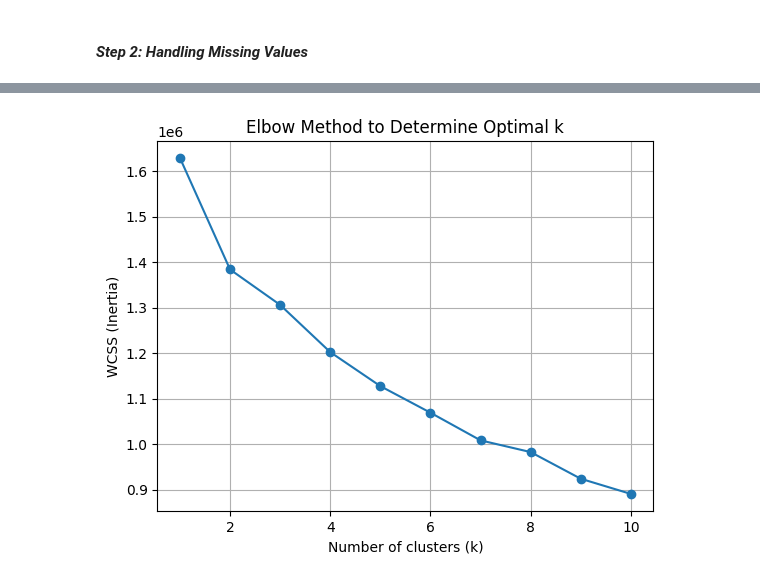
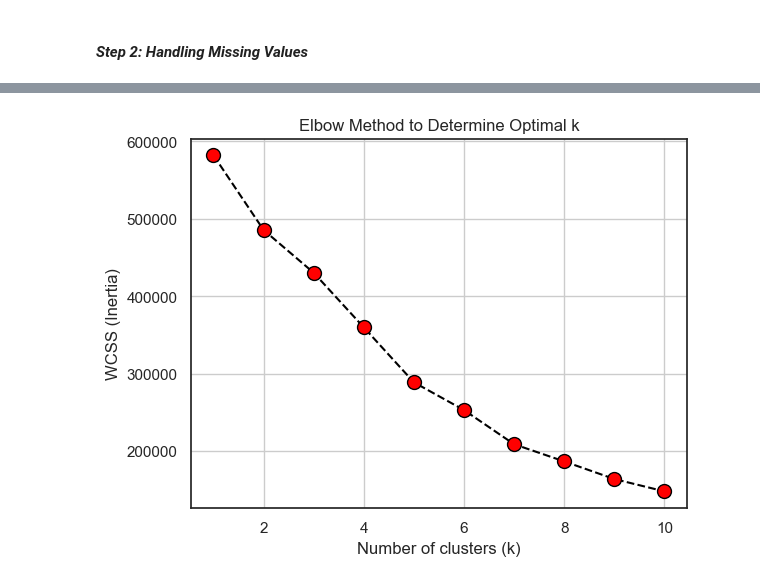
Before and after one commit to SnitTeshome/DSA2040A_DataMining_Group-8_Snit_552___Mohamed_006___Halima_315___Lesala_218, a Jupyter notebook: notebooks/3_data_mining.ipynb, the cells around one changed output, grey strips where cells are left out. Drawn from its saved outputs; the diff is of its cells as text; code cells hidden in the pictures.

Commit message:
Implement customer segmentation using KMeans clustering; added cluster profiling, radar chart visualization, and business interpretation

```diff
--- a/notebooks/3_data_mining.ipynb
+++ b/notebooks/3_data_mining.ipynb
@@ -44,8 +41,7 @@ df.head()
 *Since K-Means works only with numerical values, we need to pick columns that are:Meaningful for identifying groups of similar orders or customers*
 - *Numerical*
 # %%
-features_to_cluster = ['price','freight_value','payment_installments','payment_value', 'review_score', 'product_weight_g', 'product_volume_cm3', 'product_density','profit_margin',
-                        'freight_ratio','order_processing_time','recency_days','purchase_frequency','monetary_value']
+features_to_cluster =  ['monetary_value', 'purchase_frequency', 'recency_days','review_score', 'profit_margin']
 df_cluster = df[features_to_cluster].copy()
 # %% [markdown]
 | *Feature*                  | *Meaning*                               | *Cluster Interpretation Example*                        |
@@ -104,8 +67,2 @@ monetary_value           0
 dtype: int64
-# %%
-# Replace inf and very large values with NaN
-df_cluster['freight_ratio'].replace([np.inf, -np.inf], np.nan, inplace=True)
-df_cluster.loc[df_cluster['freight_ratio'].abs() > 1e308, 'freight_ratio'] = np.nan
-# %%
-df_cluster.dropna(subset=['freight_ratio', 'order_processing_time'], inplace=True)
 # %% [markdown]
@@ -148,15 +84,15 @@ Where:
 # %%
 wcss = []
 for k in range(1, 11):
     kmeans = KMeans(n_clusters=k, random_state=42)
     kmeans.fit(scaled_data)
     wcss.append(kmeans.inertia_)
 
-plt.plot(range(1, 11), wcss, marker='o')
+plt.plot(range(1, 11), wcss,  linestyle='--', color='black',marker='o' , markerfacecolor='red', markersize=10)
 plt.xlabel('Number of clusters (k)')
 plt.ylabel('WCSS (Inertia)')
 plt.title('Elbow Method to Determine Optimal k')
 plt.grid(True)
 plt.show()
 # %% [output]
-[figure, old version]
+[figure, new version]
```
Also changed, not shown: parts of 31 cells of this notebook, 1 other file.
